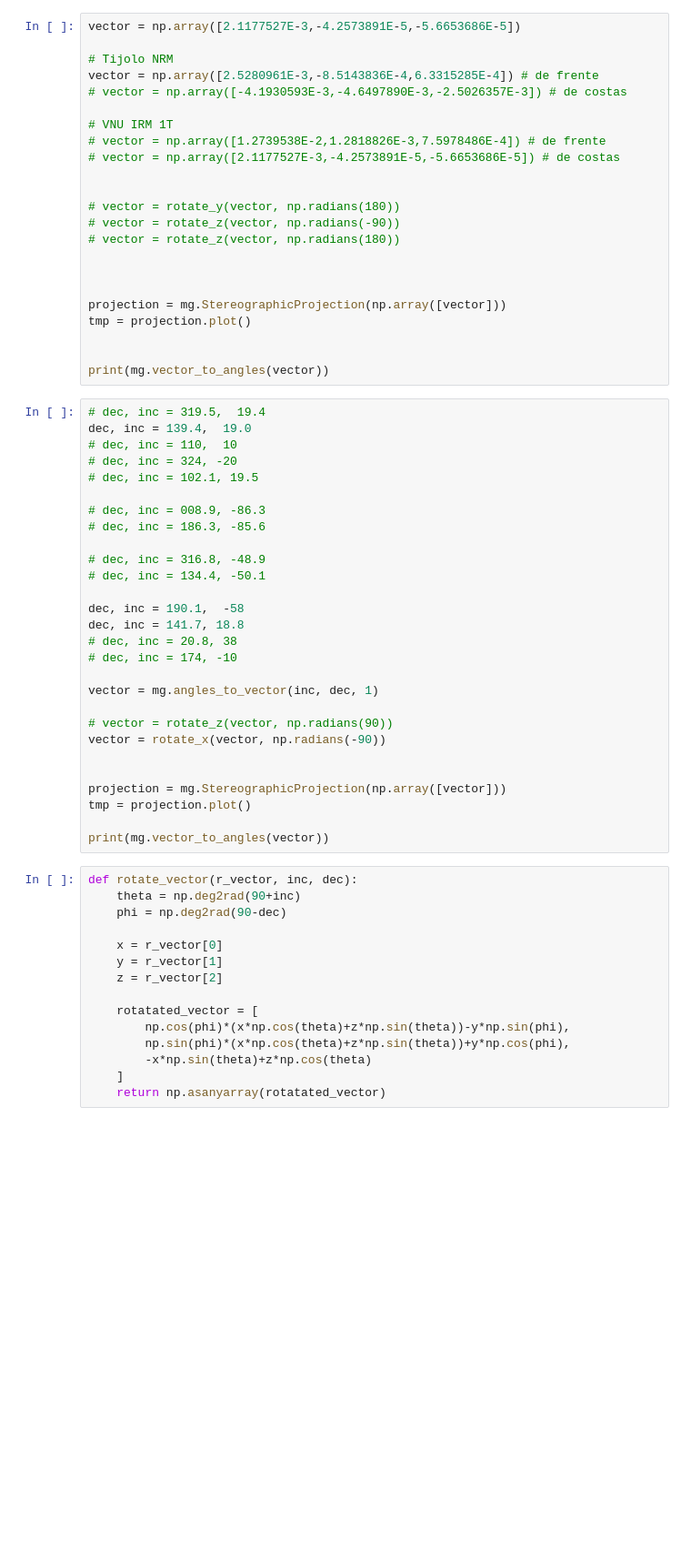
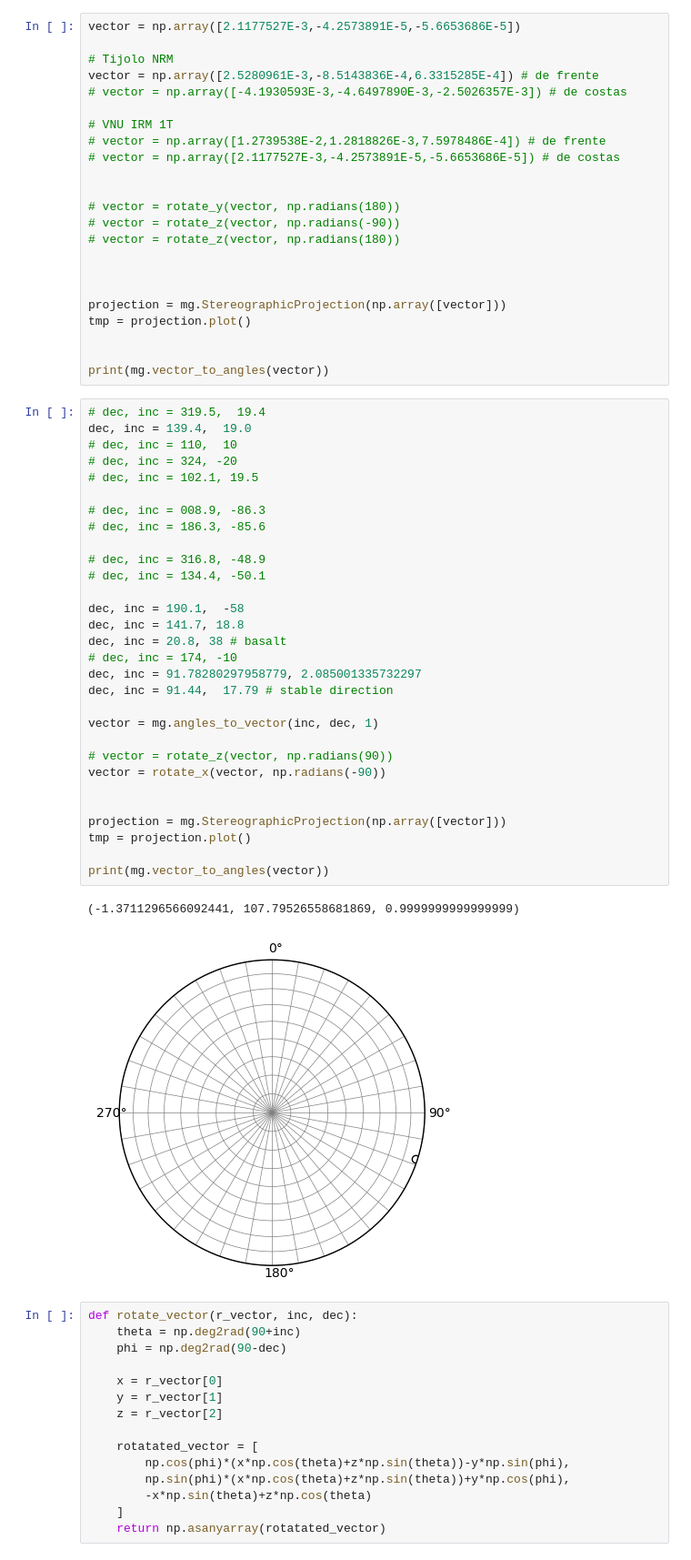
Before and after one commit to compgeolab/micromag-interfering-sources, a Jupyter notebook: code/different_grain_density_maps/plot_stereograms_synthetic_data.ipynb, the cells around one changed output. Shown: that part at 91% size. Saved outputs shown, nothing was run; the diff lists cells and outputs as text; blank space fills up the shorter version.

```diff
--- a/code/different_grain_density_maps/plot_stereograms_synthetic_data.ipynb
+++ b/code/different_grain_density_maps/plot_stereograms_synthetic_data.ipynb
@@ -741,31 +745,36 @@ print(mg.vector_to_angles(vector))
 # %%
 # dec, inc = 319.5,  19.4
 dec, inc = 139.4,  19.0
 # dec, inc = 110,  10
 # dec, inc = 324, -20
 # dec, inc = 102.1, 19.5
 
 # dec, inc = 008.9, -86.3
 # dec, inc = 186.3, -85.6
 
 # dec, inc = 316.8, -48.9
 # dec, inc = 134.4, -50.1
 
 dec, inc = 190.1,  -58
 dec, inc = 141.7, 18.8
-# dec, inc = 20.8, 38
+dec, inc = 20.8, 38 # basalt
 # dec, inc = 174, -10
+dec, inc = 91.78280297958779, 2.085001335732297
+dec, inc = 91.44,  17.79 # stable direction
 
 vector = mg.angles_to_vector(inc, dec, 1)
 
 # vector = rotate_z(vector, np.radians(90))
 vector = rotate_x(vector, np.radians(-90))
 
 
 projection = mg.StereographicProjection(np.array([vector]))
 tmp = projection.plot()
 
 print(mg.vector_to_angles(vector))
+# %% [output]
+(-1.3711296566092441, 107.79526558681869, 0.9999999999999999)
+[figure, added]
 # %%
 def rotate_vector(r_vector, inc, dec):
     theta = np.deg2rad(90+inc)
```
Also changed, not shown: parts of 1 cell of this notebook, 17 other files.
